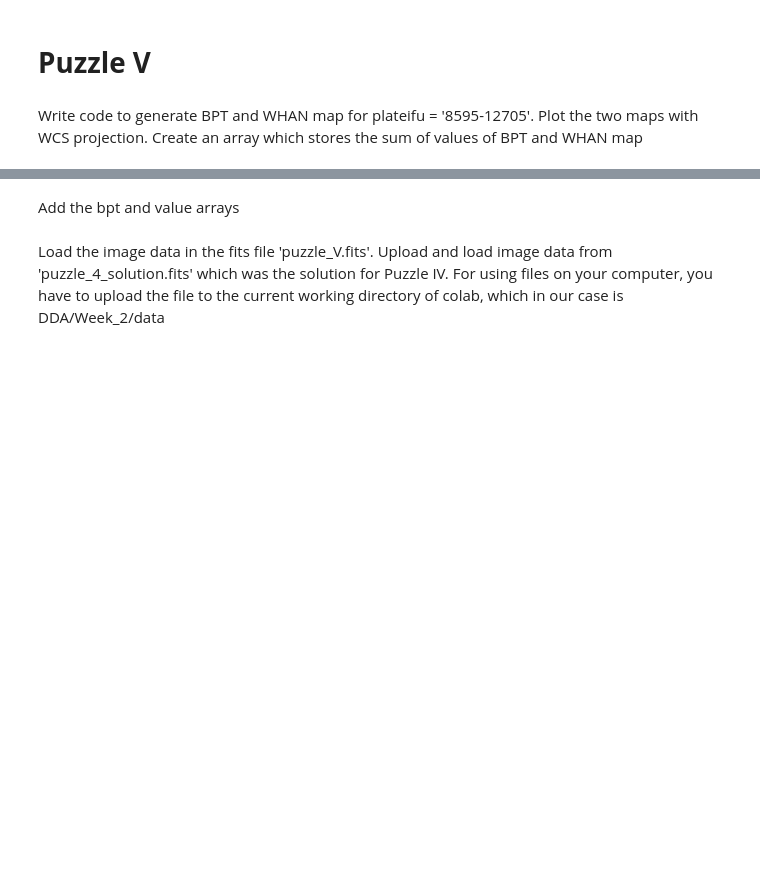
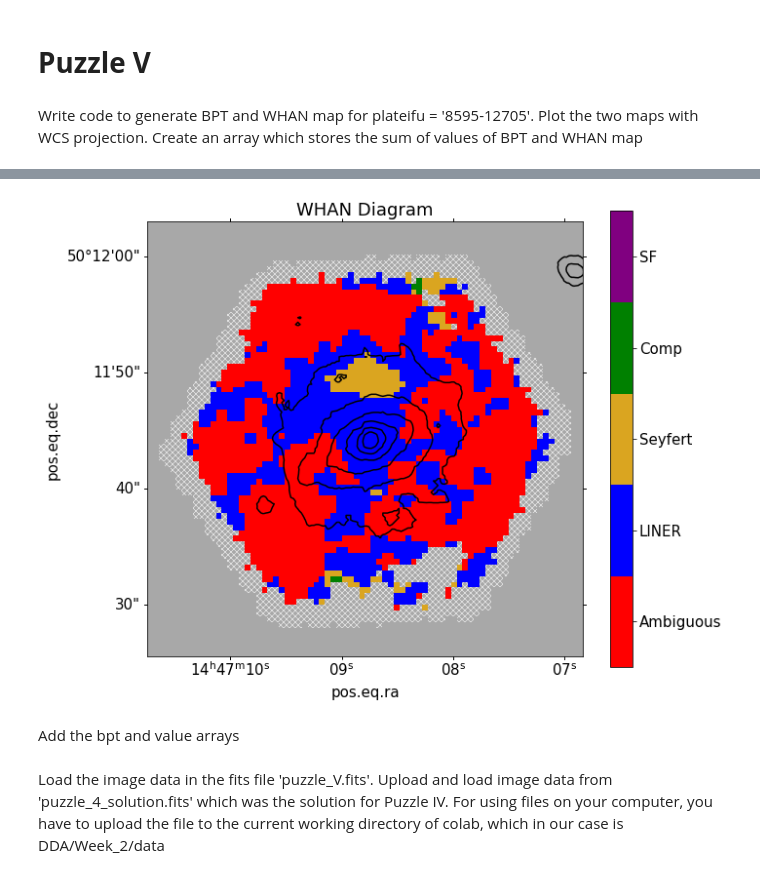
Before and after one commit to rahule-1999/DDA-python, a Jupyter notebook: Week_2/Module_2_2_Contour_Overlay_and_Emission_Line_Diagnostic_Maps.ipynb, the cells around one changed output, grey strips where cells are left out. Cells and saved outputs as stored; diff of their text form; code cells hidden in the pictures; blank space fills up the shorter version.

```diff
--- a/Week_2/Module_2_2_Contour_Overlay_and_Emission_Line_Diagnostic_Maps.ipynb
+++ b/Week_2/Module_2_2_Contour_Overlay_and_Emission_Line_Diagnostic_Maps.ipynb
@@ -501,0 +552,98 @@ maps = Maps(plateifu='8595-12705')
+# %%
+maps = Maps(plateifu='8595-12705')
+
+# WHAN
+nii = maps['emline_gflux_nii_6585']                             # Get emline gaussian flux of nii with wavelength 6585
+ha =  maps['emline_gflux_ha_6564']                            # Get emline gaussian flux of H alpha  with wavelength 6564
+niiha = nii/ha
+
+ewha = maps['emline_sew_ha_6564']                           # Get emline_sew of H alpha  with wavelength 6564
+ewnii = maps['emline_sew_ha_6564']                         # Get emline_sew of nii with wavelength 6585
+
+# Take the log of the NII/Ha ratio
+logniiha = np.log10(niiha.value)
+
+# Create a custom array for a WHAN categories (we copy the EW Ha array just to get a 2d-array of the original size)
+# Create the WHAN categories. Hint : Use ewha.value, ewnii.value, and logniiha
+
+psf  = (logniiha < -0.4) & (ewha.value > 3)                       # Pure Star Forming
+sagn = (logniiha > -0.4) & (ewha.value > 6)                       # Strong AGN
+wagn = (logniiha > -0.4) & ((ewha.value < 6) & (ewha.value > 3))    # Weak AGN
+rg   =  ewha.value < 3                                            # Retired Galaxy
+pg   =  (ewnii.value < 0.5) & (ewha.value < 0.5)
+
+
+value = ewha.value.copy()
+value[psf]  = 1     # pure star-forming
+value[sagn] = 2     # strong agn
+value[wagn] = 3     # weak agn
+value[rg]   = 4     # retired galaxies
+value[pg]   = 5     # passive galaxies
+# Generate WHAN map with WCS projection and overplot SDSS contours
+
+niiha_low_snr = mapplot.mask_low_snr(niiha.value, niiha.ivar, snr_min=1)
+ewha_low_snr  = mapplot.mask_low_snr(ewha.value, ewha.ivar, snr_min=1)
+# Complete the code
+ewnii_low_snr = mapplot.mask_low_snr(ewnii.value, ewnii.ivar, snr_min=1)
+
+low_snr       = np.logical_or(niiha_low_snr, ewha_low_snr, ewnii_low_snr)
+
+ivar = ewha.value.copy()
+ivar[low_snr] = 0
+value[low_snr] = 6
+
+# WHAN IFU
+
+fig = plt.figure(figsize=(10,10))
+
+ax = fig.add_subplot(projection=maps.wcs,slices=('x','y',0))
+#  Remove grid
+ax.grid(False)
+
+# Create colormap with colors 'red', 'blue', 'goldenrod', 'green', 'purple'
+cmap = colors.ListedColormap(['red', 'blue', 'goldenrod','green', 'purple'])
+
+# Get nocov mask from ewha map
+
+nocov = ewha.pixmask.get_mask('NOCOV')
+
+# Mapplot.plot  function call
+fig, ax, cb = mapplot.plot(value=value, ivar=ivar, mask=nocov, cmap=cmap,fig=fig,ax=ax, use_masks='NOCOV', return_cb=True, cbrange=(0.5, 5.5), title='WHAN Diagram')
+
+# Set autoscale to False
+ax.set_autoscale_on(False)
+
+# Get SDSS optical image
+optical = maps.getImage()
+
+# Set the size of image cutout
+scale = maps.wcs.to_header()['PC2_2']*3600  # Gives arcsec/ pixel
+
+size = 2*maps.wcs.to_header()['CRPIX1']*scale # Give angular size in arcseconds
+
+# Get new cutout with new size
+
+optical.get_new_cutout(width = size, height = size)
+# Slice the optical image and get r band data
+filter_r = np.rot90(np.array(optical.data)[:,:,0].T )
+
+# Assign levels [60.,  90., 120., 150., 180., 210., 240.]
+levels=[60., 90., 120., 150., 180., 210., 240.]
+
+# Create contour of filter_r and transform it using optical.wcs. Give color = 'black' and zorder=11
+ax.contour(filter_r, transform=ax.get_transform(optical.wcs), colors='black',levels=levels,zorder=11)
+
+# Remove default colorbar
+cb.remove()
+# Create new color bar
+cb = plt.colorbar(ax.get_images()[1],ax=ax,anchor=(0,5),shrink=0.86)
+# Set ticks [1, 2, 3, 4, 5]
+cb.set_ticks([1, 2, 3, 4, 5])
+# Set ticklabels ['PSF', 'SAGN', 'WAGN', 'RG', 'PG']
+cb.set_ticklabels(['Ambiguous','LINER','Seyfert','Comp', 'SF'])
+
+
+# Set axes labels
+ax.set_xlabel('pos.eq.ra')
+ax.set_ylabel('pos.eq.dec')
+# %% [output]
@@ -502,3 +656,4 @@ maps = Maps(plateifu='8595-12705')
+[figure, added]
 # %% [markdown]
 Add the bpt and value arrays
 # %%
```
Also changed, not shown: parts of 15 cells of this notebook.
